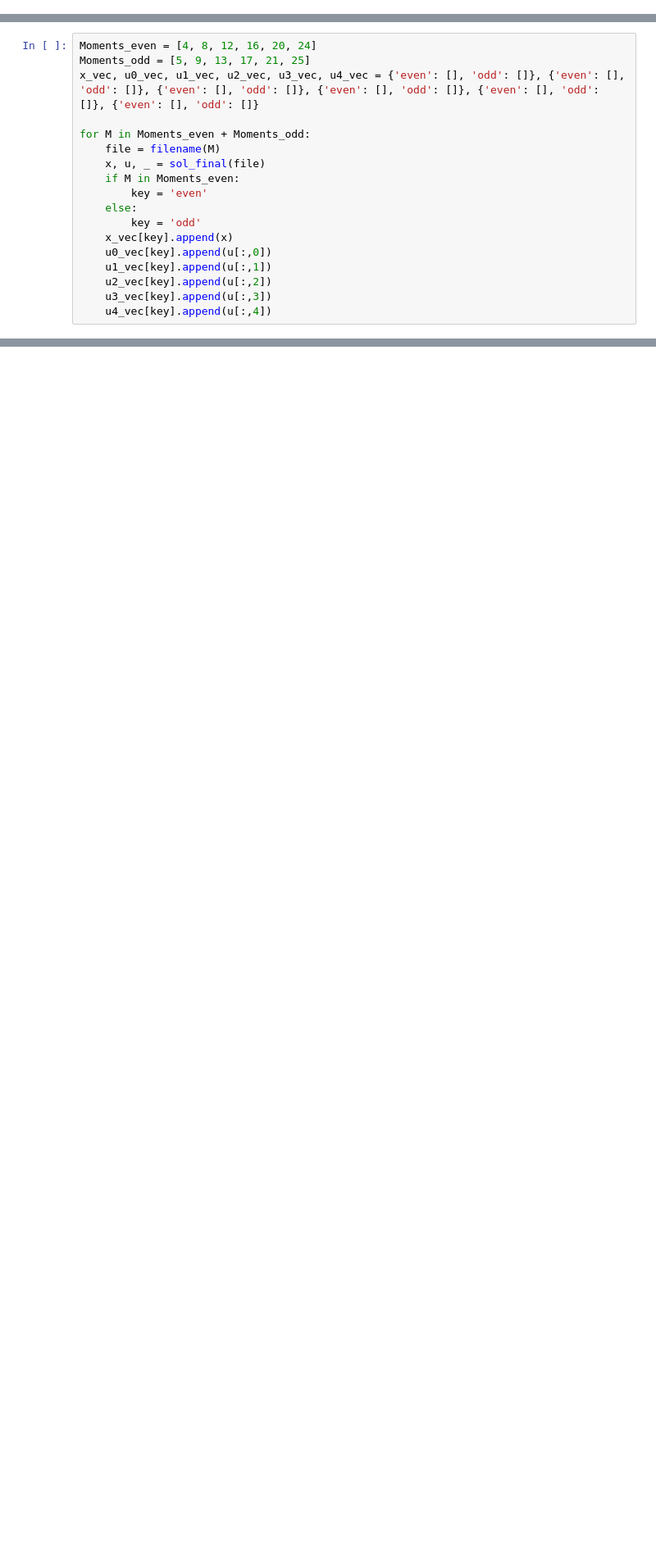
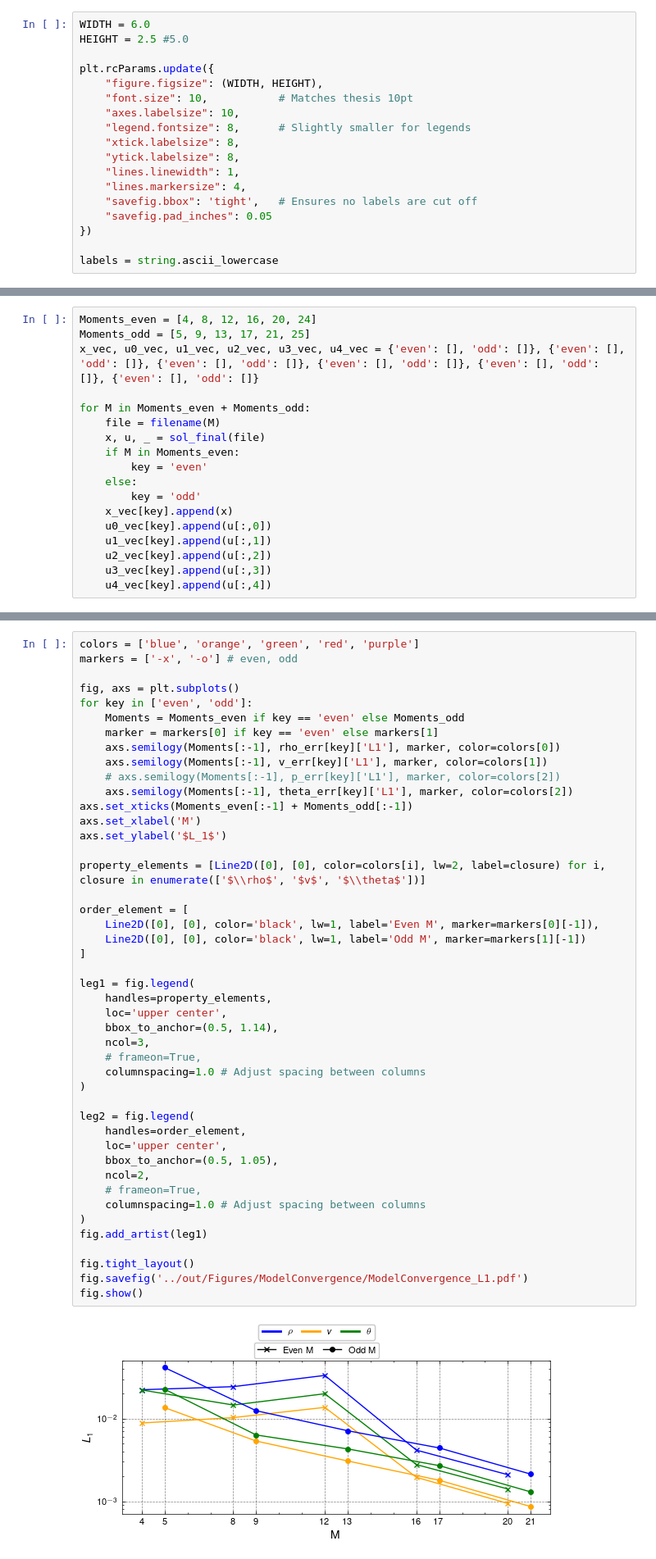
Before and after one commit to JanHab/ExtGram.jl, a Jupyter notebook: notebooks/ModelConvergence.ipynb, the cells around one changed output, grey strips where cells are left out. Shown at 82% size. Cells and saved outputs as stored; diff of their text form; blank space fills up the shorter version.

```diff
--- a/notebooks/ModelConvergence.ipynb
+++ b/notebooks/ModelConvergence.ipynb
@@ -5,6 +12,24 @@ from scipy.interpolate import interp1d
 import pandas as pd
 
 from LoadTSV import read_solution_file, interpolate_solution, sol_final
+# %%
+WIDTH = 6.0
+HEIGHT = 2.5 #5.0
+
+plt.rcParams.update({
+    "figure.figsize": (WIDTH, HEIGHT),
+    "font.size": 10,           # Matches thesis 10pt
+    "axes.labelsize": 10,
+    "legend.fontsize": 8,      # Slightly smaller for legends
+    "xtick.labelsize": 8,
+    "ytick.labelsize": 8,
+    "lines.linewidth": 1,
+    "lines.markersize": 4,
+    "savefig.bbox": 'tight',   # Ensures no labels are cut off
+    "savefig.pad_inches": 0.05
+})
+
+labels = string.ascii_lowercase
 # %%
 # Setup
 # Solver and simulation parameters
@@ -113,0 +132,47 @@ fig.show()
+# %%
+colors = ['blue', 'orange', 'green', 'red', 'purple']
+markers = ['-x', '-o'] # even, odd
+
+fig, axs = plt.subplots()
+for key in ['even', 'odd']:
+    Moments = Moments_even if key == 'even' else Moments_odd
+    marker = markers[0] if key == 'even' else markers[1]
+    axs.semilogy(Moments[:-1], rho_err[key]['L1'], marker, color=colors[0])
+    axs.semilogy(Moments[:-1], v_err[key]['L1'], marker, color=colors[1])
+    # axs.semilogy(Moments[:-1], p_err[key]['L1'], marker, color=colors[2])
+    axs.semilogy(Moments[:-1], theta_err[key]['L1'], marker, color=colors[2])
+axs.set_xticks(Moments_even[:-1] + Moments_odd[:-1])
+axs.set_xlabel('M')
+axs.set_ylabel('$L_1$')
+
+property_elements = [Line2D([0], [0], color=colors[i], lw=2, label=closure) for i, closure in enumerate(['$\\rho$', '$v$', '$\\theta$'])]
+
+order_element = [
+    Line2D([0], [0], color='black', lw=1, label='Even M', marker=markers[0][-1]),
+    Line2D([0], [0], color='black', lw=1, label='Odd M', marker=markers[1][-1])
+]
+
+leg1 = fig.legend(
+    handles=property_elements,
+    loc='upper center',
+    bbox_to_anchor=(0.5, 1.14),
+    ncol=3,
+    # frameon=True,
+    columnspacing=1.0 # Adjust spacing between columns
+)
+
+leg2 = fig.legend(
+    handles=order_element,
+    loc='upper center',
+    bbox_to_anchor=(0.5, 1.05),
+    ncol=2,
+    # frameon=True,
+    columnspacing=1.0 # Adjust spacing between columns
+)
+fig.add_artist(leg1)
+
+fig.tight_layout()
+fig.savefig('../out/Figures/ModelConvergence/ModelConvergence_L1.pdf')
+fig.show()
+# %% [output]
+[figure, added]
```
Also changed, not shown: parts of 15 cells of this notebook, 4 other files.
